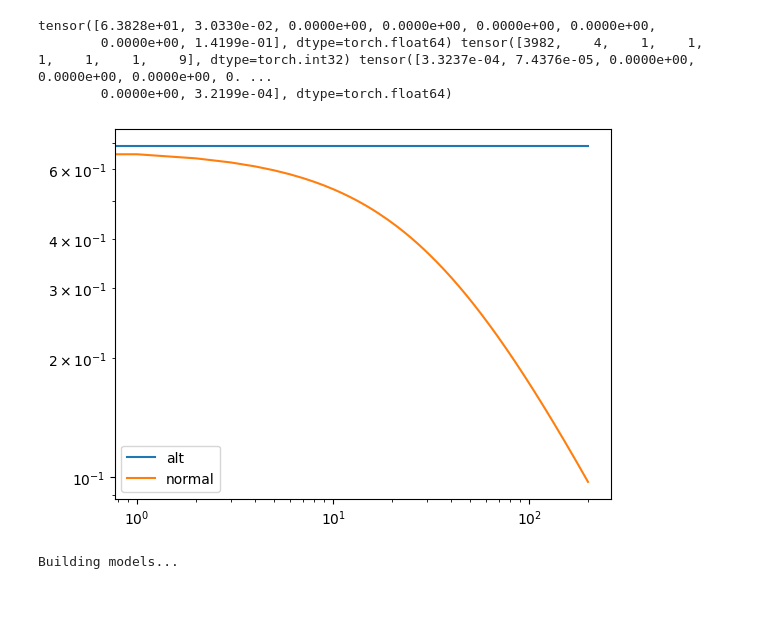
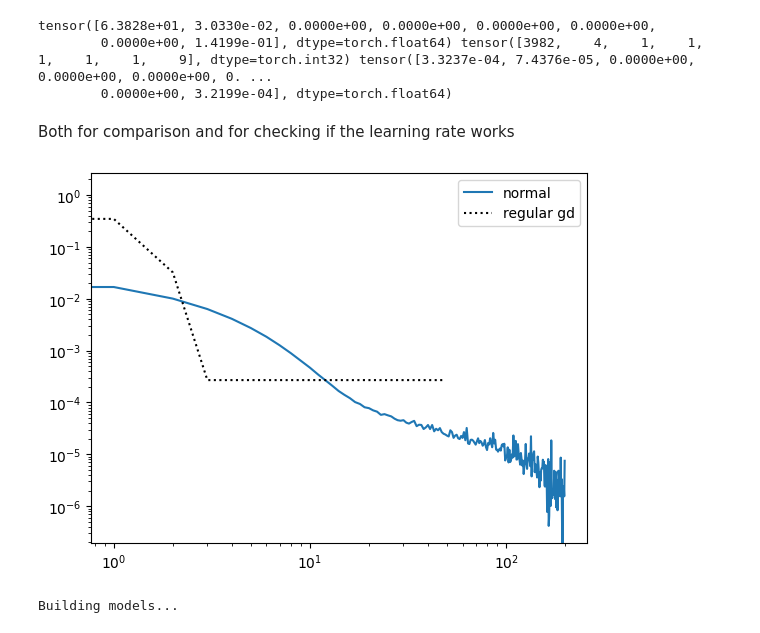
Before and after one commit to yy214/cluster-for-opt, a Jupyter notebook: clustering_for_opt.ipynb, the cells around one changed output. Saved outputs shown, nothing was run; the diff lists cells and outputs as text; code cells hidden in the pictures; blank space fills up the shorter version.

```diff
--- a/clustering_for_opt.ipynb
+++ b/clustering_for_opt.ipynb
@@ -131,13 +131,25 @@ def log_01_criterion(pred, labels):
     return (nn.functional.softplus(-l*pred)).mean()
 # %%
 from sklearn.datasets import load_svmlight_file
+import warnings
 
-def load_svm_classif_tensor(filename):
+def load_svm_classif_tensor(filename, process=None):
     X, y = load_svmlight_file(filename)
     X = torch.tensor(X.toarray(), dtype=torch.float32)
+
+    scaler = StandardScaler()
+    scaled_X = torch.from_numpy(scaler.fit_transform(X)).float()
+
     y = torch.tensor(y, dtype=torch.int32)
-    return TensorDataset(X, y)
+    if process is not None: # converts the other possible label types to 0/1
+        if process == "1 2":
+            y -= 1
+        elif process == "+-1":
+            y = (y + 1)/2
+        else:
+            warnings.warn("process should be one of '1 2' or '+-1'", UserWarning)
+    return TensorDataset(scaled_X, y)
 # %%
-dataset = make_2d_classification(well_split=True) #load_svm_classif_tensor("./data/phishing_dataset.txt")
+dataset = load_svm_classif_tensor("./data/covtype.libsvm.binary", "1 2") #make_2d_classification(well_split=True)
 clustered_data, full_labels = dataset.tensors
 labeled_data = logistic_label_01_process(dataset)
@@ -323,6 +366,8 @@ _, alt_sol, _ = alt_solve_problem(base_model,
 tensor([6.3828e+01, 3.0330e-02, 0.0000e+00, 0.0000e+00, 0.0000e+00, 0.0000e+00,
         0.0000e+00, 1.4199e-01], dtype=torch.float64) tensor([3982,    4,    1,    1,    1,    1,    1,    9], dtype=torch.int32) tensor([3.3237e-04, 7.4376e-05, 0.0000e+00, 0.0000e+00, 0.0000e+00, 0. ...
         0.0000e+00, 3.2199e-04], dtype=torch.float64)
+# %% [markdown]
+Both for comparison and for checking if the learning rate works
 # %%
 _, sgd_sol, _ = solve_problem(
     clone_model(base_model, clustered_data),
@@ -331,14 +376,33 @@ _, sgd_sol, _ = solve_problem(
     dataloader=DataLoader(dataset, BATCH_SIZE, shuffle=True),
     n_epoch=200
 )
+# %%
+from solvers import full_batch_corresp
+
+_, regular_gd_sol, _ = full_batch_corresp(
+    clone_model(base_model, clustered_data),
+    log_01_criterion,
+    torch.optim.SGD,
+    dataset,
+    BATCH_SIZE,
+    n_epoch=50,
+    lr=lr,
+    lr_lambda=lr_one_t,
+    l2=LAMBDA
+)
+# %%
+opt_val = min(opt_val, min(sgd_sol))
+opt_val = min(opt_val, min(regular_gd_sol))
 # %%
-plt.plot(alt_sol - opt_val, label="alt")
+# plt.plot(alt_sol - opt_val, label="alt")
 plt.plot(sgd_sol - opt_val, label="normal")
+plt.plot(regular_gd_sol - opt_val, linestyle='dotted', color="black", label="regular gd")
+
 plt.loglog()
 plt.legend()
 plt.show()
 # %% [output]
-[figure, old version]
+[figure, new version]
 # %%
 def repeat_exec(base_model,
                 model_arg,
```
Also changed, not shown: parts of 16 cells of this notebook, 2 other files.
